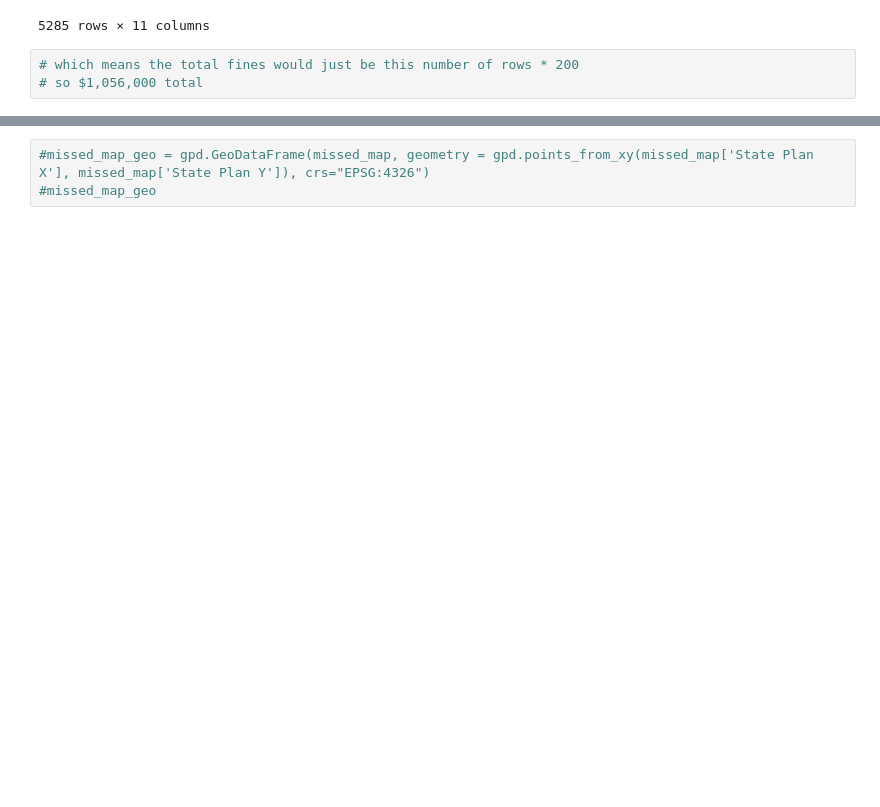
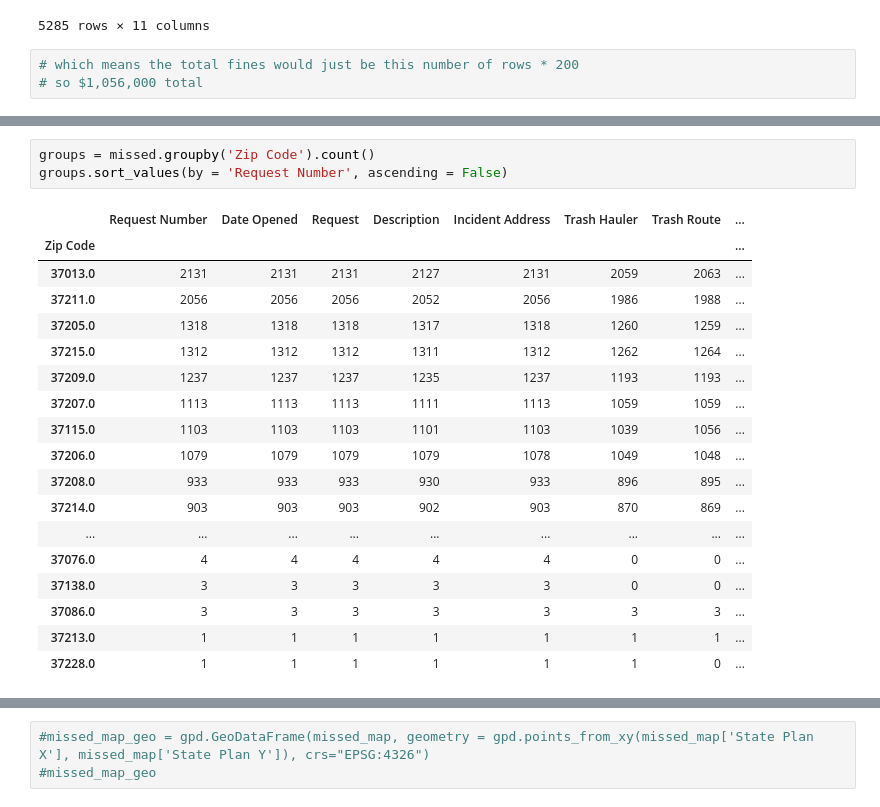
Before and after one commit to NewForce-Cohort-10-Data/trash-haulers-ctrl-alt-elite-company, a Jupyter notebook: notebooks/trash-haulers.ipynb, the cells around one changed output, grey strips where cells are left out. Drawn from its saved outputs; the diff is of its cells as text; blank space fills up the shorter version.

```diff
--- a/notebooks/trash-haulers.ipynb
+++ b/notebooks/trash-haulers.ipynb
@@ -73,0 +267,22 @@ duplicates
+# %%
+groups = missed.groupby('Zip Code').count()
+groups.sort_values(by = 'Request Number', ascending = False)
+# %% [output]
+|  | Request Number | Date Opened | Request | Description | Incident Address | Trash Hauler | Trash Route | ... |
+| Zip Code |  |  |  |  |  |  |  | ... |
+| 37013.0 | 2131 | 2131 | 2131 | 2127 | 2131 | 2059 | 2063 | ... |
+| 37211.0 | 2056 | 2056 | 2056 | 2052 | 2056 | 1986 | 1988 | ... |
+| 37205.0 | 1318 | 1318 | 1318 | 1317 | 1318 | 1260 | 1259 | ... |
+| 37215.0 | 1312 | 1312 | 1312 | 1311 | 1312 | 1262 | 1264 | ... |
+| 37209.0 | 1237 | 1237 | 1237 | 1235 | 1237 | 1193 | 1193 | ... |
+| 37207.0 | 1113 | 1113 | 1113 | 1111 | 1113 | 1059 | 1059 | ... |
+| 37115.0 | 1103 | 1103 | 1103 | 1101 | 1103 | 1039 | 1056 | ... |
+| 37206.0 | 1079 | 1079 | 1079 | 1079 | 1078 | 1049 | 1048 | ... |
+| 37208.0 | 933 | 933 | 933 | 930 | 933 | 896 | 895 | ... |
+| 37214.0 | 903 | 903 | 903 | 902 | 903 | 870 | 869 | ... |
+| ... | ... | ... | ... | ... | ... | ... | ... | ... |
+| 37076.0 | 4 | 4 | 4 | 4 | 4 | 0 | 0 | ... |
+| 37138.0 | 3 | 3 | 3 | 3 | 3 | 0 | 0 | ... |
+| 37086.0 | 3 | 3 | 3 | 3 | 3 | 3 | 3 | ... |
+| 37213.0 | 1 | 1 | 1 | 1 | 1 | 1 | 1 | ... |
+| 37228.0 | 1 | 1 | 1 | 1 | 1 | 1 | 0 | ... |
```
Also changed, not shown: parts of 28 cells of this notebook.
